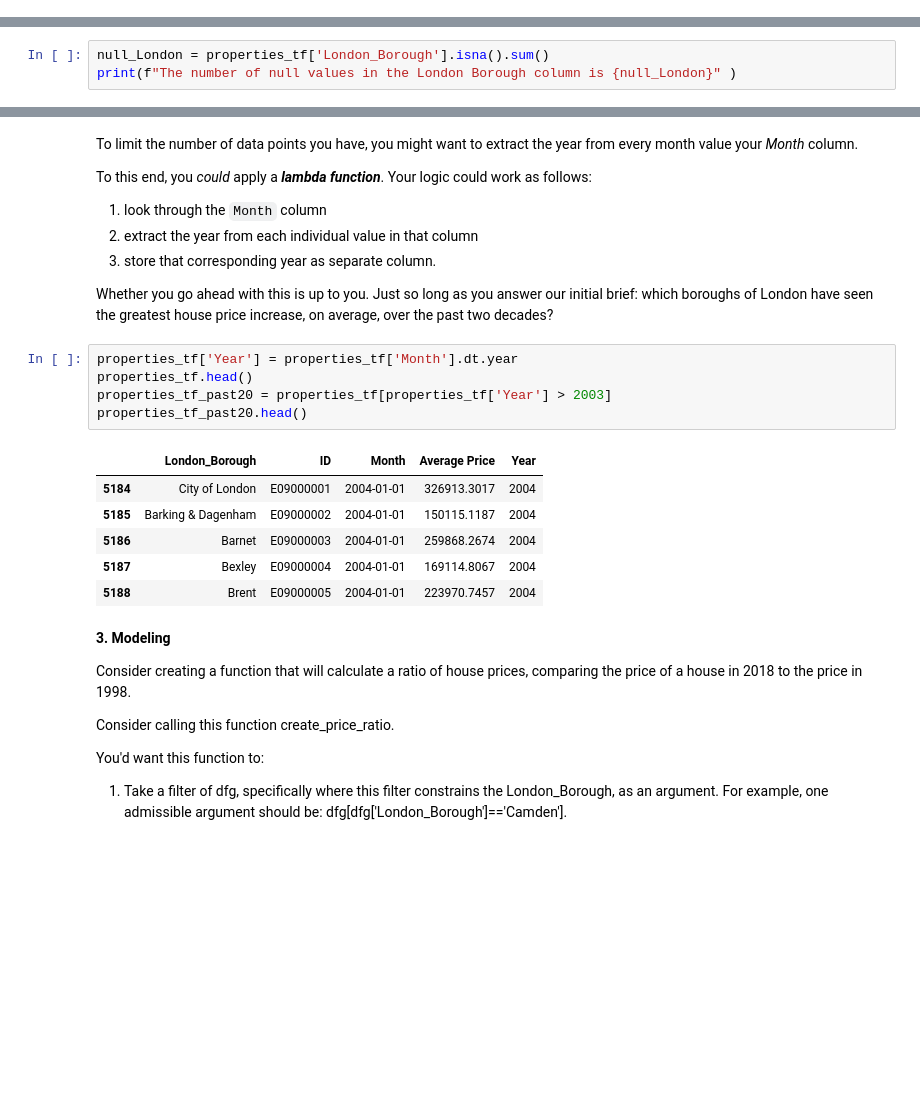
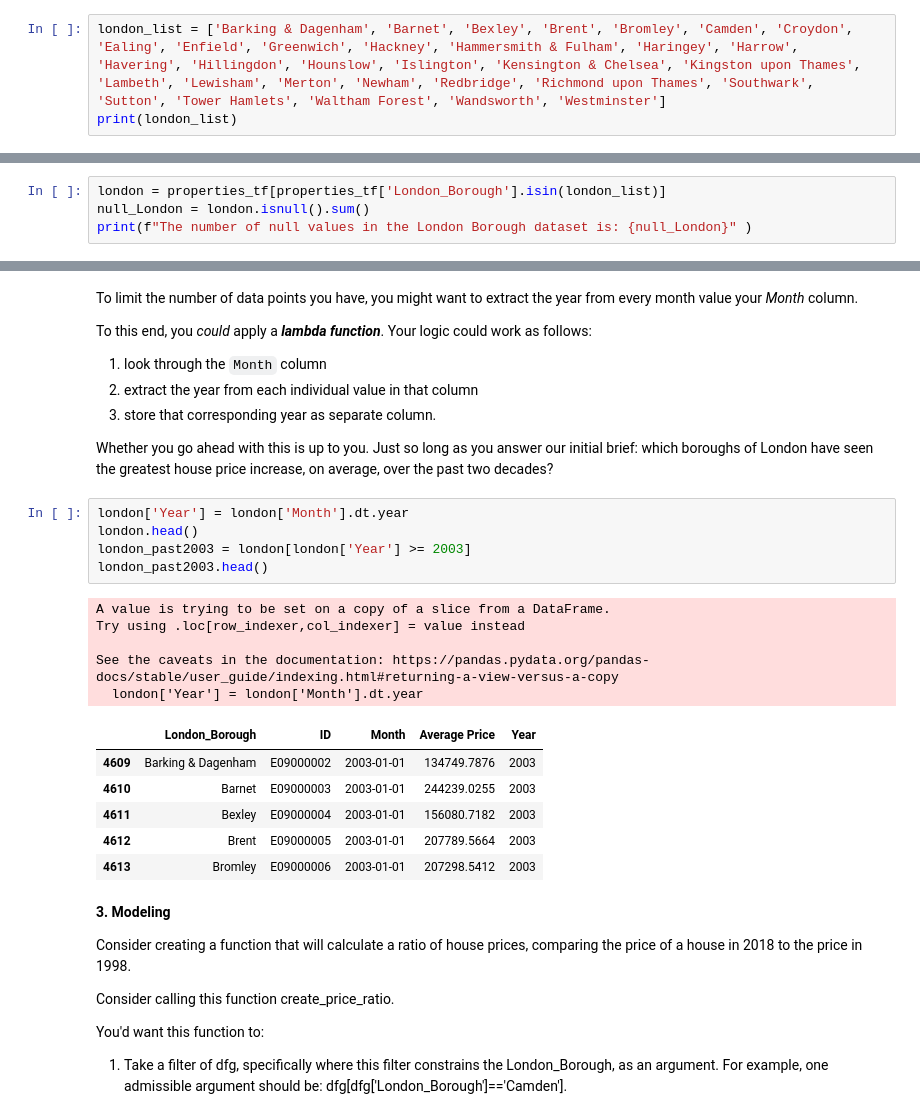
Before and after one commit to tpoozhikala/Springboard, a Jupyter notebook: UK_House_Prices_Challenge/Unit_4_Challenge_-_Tier_3.ipynb, the cells around one changed output, grey strips where cells are left out. Drawn from its saved outputs; the diff is of its cells as text; blank space fills up the shorter version.

```diff
--- a/UK_House_Prices_Challenge/Unit_4_Challenge_-_Tier_3.ipynb
+++ b/UK_House_Prices_Challenge/Unit_4_Challenge_-_Tier_3.ipynb
@@ -263,3 +263,6 @@ Name: Average Price, Length: 16416, dtype: float64
 Do we have an equal number of observations in the ID, Average Price, Month, and London Borough columns? Remember that there are only 32 London Boroughs. How many entries do you have in that column?
 
 Check out the contents of the London Borough column, and if you find null values, get rid of them however you see fit.
+# %%
+london_list = ['Barking & Dagenham', 'Barnet', 'Bexley', 'Brent', 'Bromley', 'Camden', 'Croydon', 'Ealing', 'Enfield', 'Greenwich', 'Hackney', 'Hammersmith & Fulham', 'Haringey', 'Harrow', 'Havering', 'Hillingdon', 'Hounslow', 'Islington', 'Kensington & Chelsea', 'Kingston upon Thames', 'Lambeth', 'Lewisham', 'Merton', 'Newham', 'Redbridge', 'Richmond upon Thames', 'Southwark', 'Sutton', 'Tower Hamlets', 'Waltham Forest', 'Wandsworth', 'Westminster']
+print(london_list)
@@ -266,4 +271,5 @@ Check out the contents of the London Borough column, and if you find null values
 # %%
-null_London = properties_tf['London_Borough'].isna().sum()
-print(f"The number of null values in the London Borough column is {null_London}" )
+london = properties_tf[properties_tf['London_Borough'].isin(london_list)]
+null_London = london.isnull().sum()
+print(f"The number of null values in the London Borough dataset is: {null_London}" )
 # %% [output]
@@ -289,17 +299,22 @@ To this end, you *could* apply a ***lambda function***. Your logic could work as
 
 Whether you go ahead with this is up to you. Just so long as you answer our initial brief: which boroughs of London have seen the greatest house price increase, on average, over the past two decades?
 # %%
-properties_tf['Year'] = properties_tf['Month'].dt.year
-properties_tf.head()
-properties_tf_past20 = properties_tf[properties_tf['Year'] > 2003]
-properties_tf_past20.head()
+london['Year'] = london['Month'].dt.year
+london.head()
+london_past2003 = london[london['Year'] >= 2003]
+london_past2003.head()
 # %% [output]
+A value is trying to be set on a copy of a slice from a DataFrame.
+Try using .loc[row_indexer,col_indexer] = value instead
+
+See the caveats in the documentation: https://pandas.pydata.org/pandas-docs/stable/user_guide/indexing.html#returning-a-view-versus-a-copy
+  london['Year'] = london['Month'].dt.year
 |  | London_Borough | ID | Month | Average Price | Year |
-| 5184 | City of London | E09000001 | 2004-01-01 | 326913.3017 | 2004 |
-| 5185 | Barking & Dagenham | E09000002 | 2004-01-01 | 150115.1187 | 2004 |
-| 5186 | Barnet | E09000003 | 2004-01-01 | 259868.2674 | 2004 |
-| 5187 | Bexley | E09000004 | 2004-01-01 | 169114.8067 | 2004 |
-| 5188 | Brent | E09000005 | 2004-01-01 | 223970.7457 | 2004 |
+| 4609 | Barking & Dagenham | E09000002 | 2003-01-01 | 134749.7876 | 2003 |
+| 4610 | Barnet | E09000003 | 2003-01-01 | 244239.0255 | 2003 |
+| 4611 | Bexley | E09000004 | 2003-01-01 | 156080.7182 | 2003 |
+| 4612 | Brent | E09000005 | 2003-01-01 | 207789.5664 | 2003 |
+| 4613 | Bromley | E09000006 | 2003-01-01 | 207298.5412 | 2003 |
 # %% [markdown]
 **3. Modeling**
 
```
Also changed, not shown: parts of 12 cells of this notebook.
